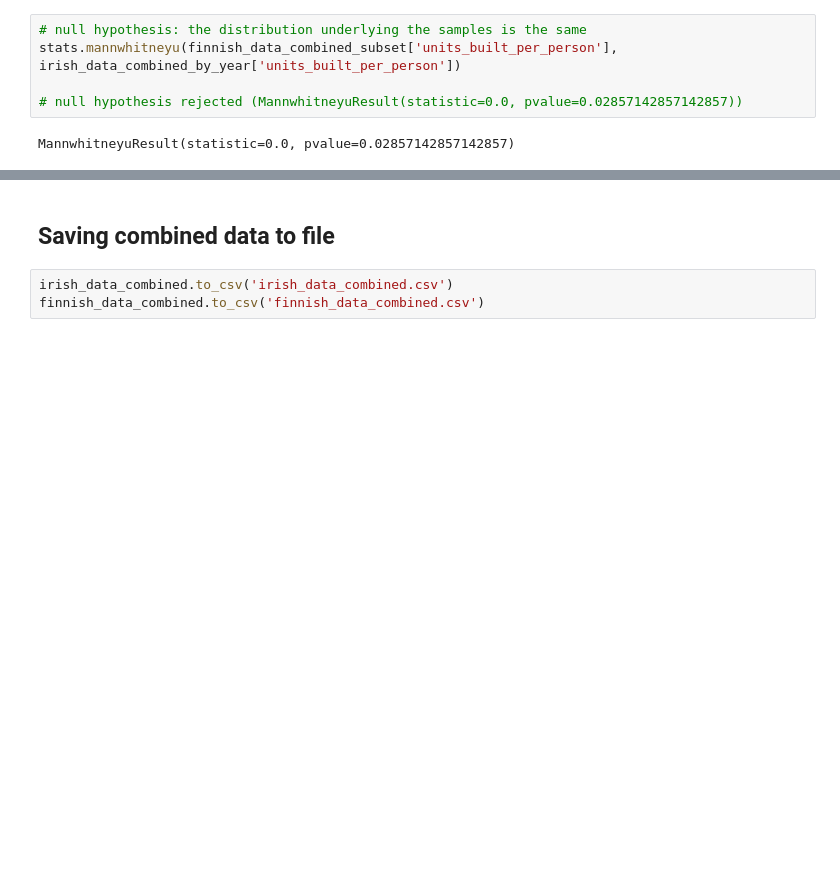
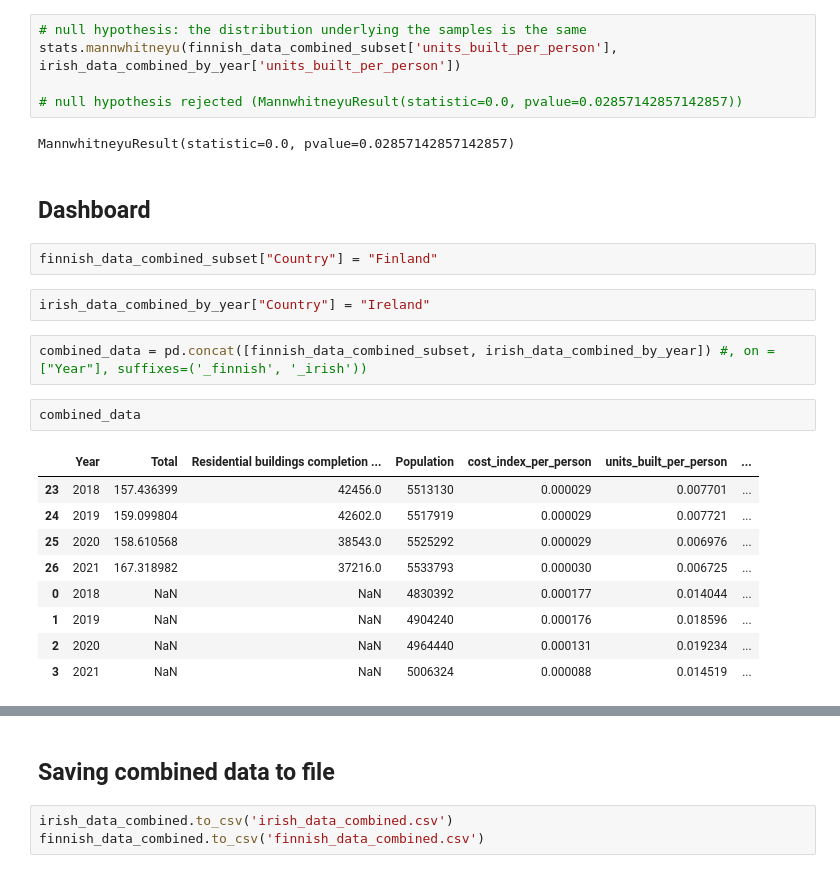
Before and after one commit to coharaCNJ/M.Sc.-Data-Analytics-Semester-1-CA1, a Jupyter notebook: Statistical_analysis_and_forecasting_and_dashboard.ipynb, the cells around one changed output, grey strips where cells are left out. Drawn from its saved outputs; the diff is of its cells as text; blank space fills up the shorter version.

Commit message:
Dashboard

```diff
--- a/Statistical_analysis_and_forecasting.ipynb
+++ b/Statistical_analysis_and_forecasting_and_dashboard.ipynb
@@ -1211,3 +1215,23 @@ stats.mannwhitneyu(finnish_data_combined_subset['units_built_per_person'], irish
 # null hypothesis rejected (MannwhitneyuResult(statistic=0.0, pvalue=0.02857142857142857))
 # %% [output]
 MannwhitneyuResult(statistic=0.0, pvalue=0.02857142857142857)
+# %% [markdown]
+## Dashboard
+# %%
+finnish_data_combined_subset["Country"] = "Finland"
+# %%
+irish_data_combined_by_year["Country"] = "Ireland"
+# %%
+combined_data = pd.concat([finnish_data_combined_subset, irish_data_combined_by_year]) #, on = ["Year"], suffixes=('_finnish', '_irish'))
+# %%
+combined_data
+# %% [output]
+|  | Year | Total | Residential buildings completion ... | Population | cost_index_per_person | units_built_per_person | ... |
+| 23 | 2018 | 157.436399 | 42456.0 | 5513130 | 0.000029 | 0.007701 | ... |
+| 24 | 2019 | 159.099804 | 42602.0 | 5517919 | 0.000029 | 0.007721 | ... |
+| 25 | 2020 | 158.610568 | 38543.0 | 5525292 | 0.000029 | 0.006976 | ... |
+| 26 | 2021 | 167.318982 | 37216.0 | 5533793 | 0.000030 | 0.006725 | ... |
+| 0 | 2018 | NaN | NaN | 4830392 | 0.000177 | 0.014044 | ... |
+| 1 | 2019 | NaN | NaN | 4904240 | 0.000176 | 0.018596 | ... |
+| 2 | 2020 | NaN | NaN | 4964440 | 0.000131 | 0.019234 | ... |
+| 3 | 2021 | NaN | NaN | 5006324 | 0.000088 | 0.014519 | ... |
```
Also changed, not shown: parts of 8 cells of this notebook, 2 other files.
